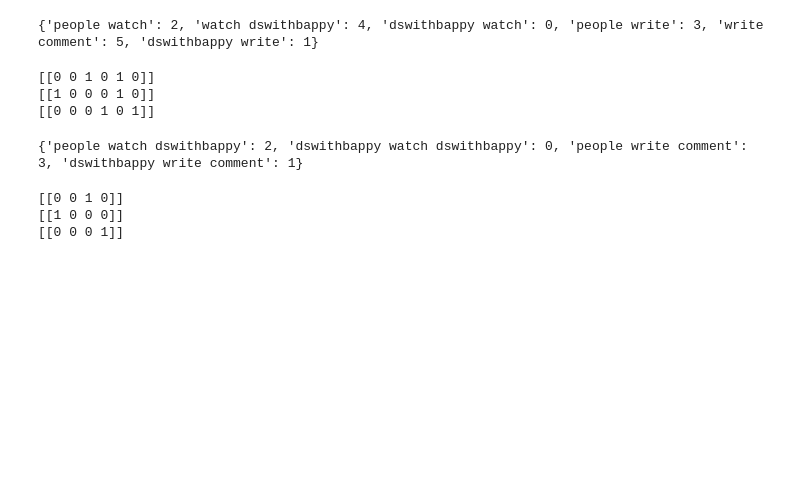
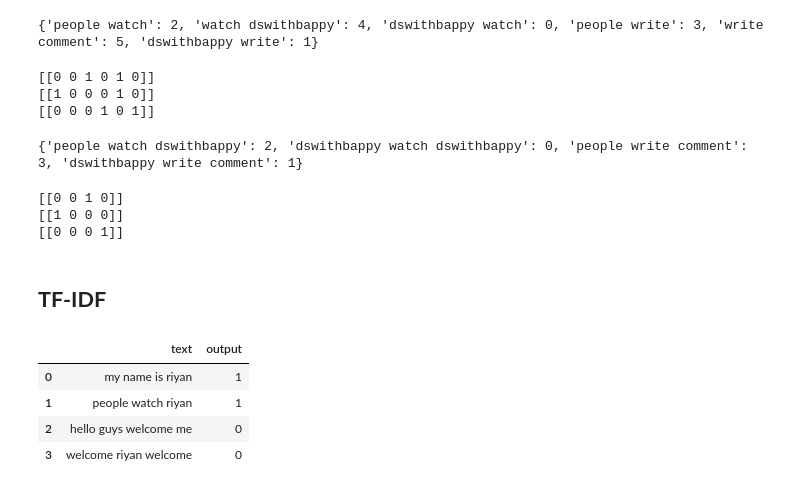
Before and after one commit to riyanj220/Generative-AI, a Jupyter notebook: TextVectorization.ipynb, the cells around one changed output. Cells and saved outputs as stored; diff of their text form; code cells hidden in the pictures; blank space fills up the shorter version.

Commit message:
Using TF-IDF to do text vectorization

```diff
--- a/TextVectorization.ipynb
+++ b/TextVectorization.ipynb
@@ -109,3 +109,18 @@ print(bow[2].toarray())
 [[0 0 1 0]]
 [[1 0 0 0]]
 [[0 0 0 1]]
+# %% [markdown]
+## **TF-IDF**
+# %%
+df = pd.DataFrame({"text":["my name is riyan",
+                         "people watch riyan",
+                         "hello guys welcome me",
+                          "welcome riyan welcome"],"output":[1,1,0,0]})
+
+df
+# %% [output]
+|  | text | output |
+| 0 | my name is riyan | 1 |
+| 1 | people watch riyan | 1 |
+| 2 | hello guys welcome me | 0 |
+| 3 | welcome riyan welcome | 0 |
```
Also changed, not shown: parts of 8 cells of this notebook.
